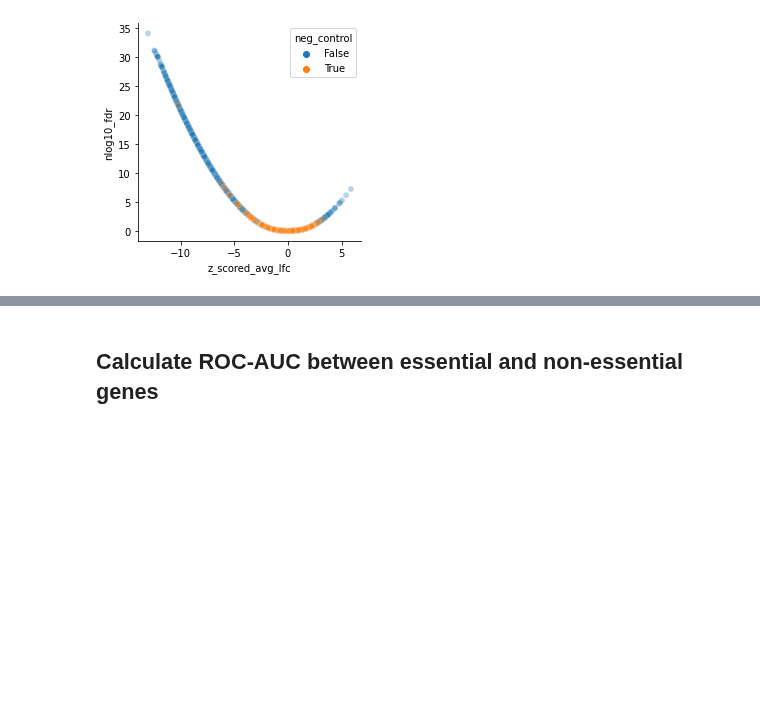
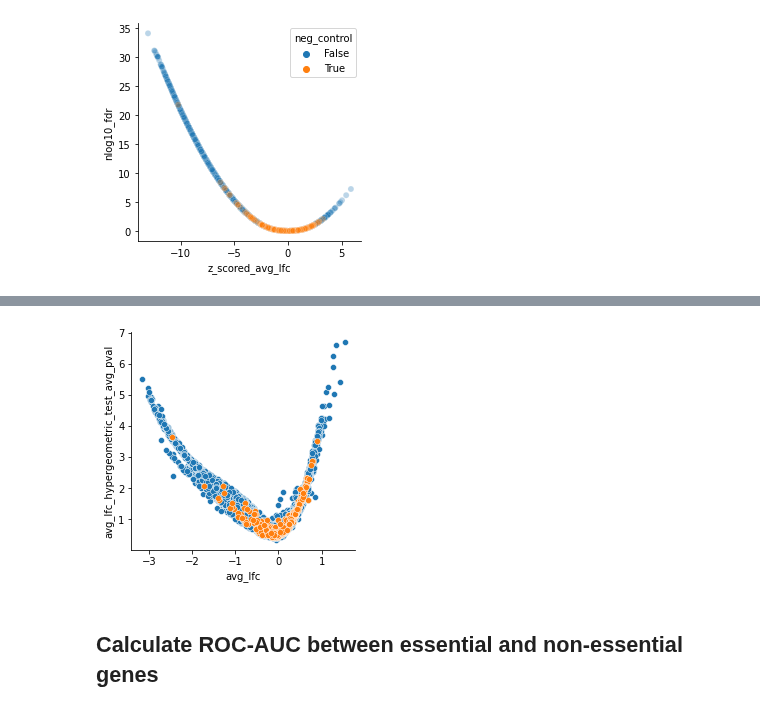
Before and after one commit to gpp-rnd/poola, a Jupyter notebook: 00_core.ipynb, the cells around one changed output, grey strips where cells are left out. Saved outputs shown, nothing was run; the diff lists cells and outputs as text; code cells hidden in the pictures; blank space fills up the shorter version.

Commit message:
added code to calculate hypergeometric p-values

```diff
--- a/00_core.ipynb
+++ b/00_core.ipynb
@@ -676,0 +679,4 @@ sns.despine()
+# %%
+gene_lfcs_hyp = aggregate_gene_lfcs_hypergeometric(annot_guide_lfcs, 'Annotated Gene Symbol',
+                                average_cols=['avg_lfc'])
+gene_lfcs_hyp
@@ -677,3 +697,14 @@ sns.despine()
+# %%
+plot_lfcs_hyp = gene_lfcs_hyp.copy()
+hyp_ctrls = plot_lfcs_hyp[plot_lfcs_hyp['Annotated Gene Symbol'].isin(nonessential_genes)]
+plt.subplots(figsize=(4,4))
+sns.scatterplot(data=plot_lfcs_hyp, x='avg_lfc',
+                y='avg_lfc_hypergeometric_test_avg_pval')
+sns.scatterplot(data=hyp_ctrls, x='avg_lfc',
+                y='avg_lfc_hypergeometric_test_avg_pval')
+sns.despine()
+# %% [output]
+[figure, added]
 # %% [markdown]
 ## Calculate ROC-AUC between essential and non-essential genes
 # %%
```
Also changed, not shown: parts of 3 cells of this notebook.
